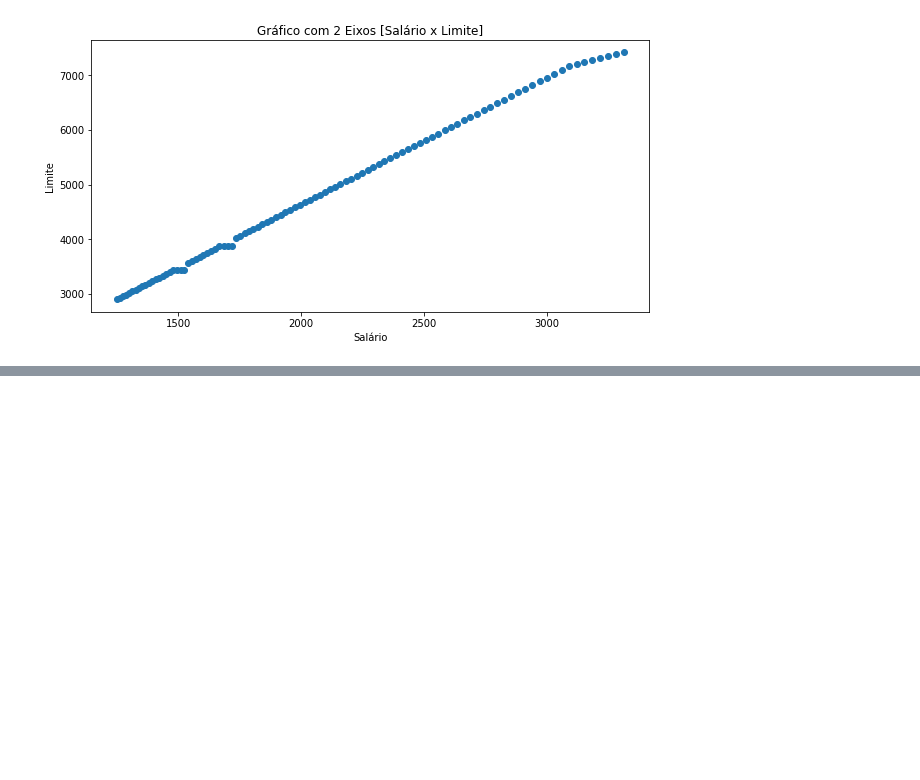
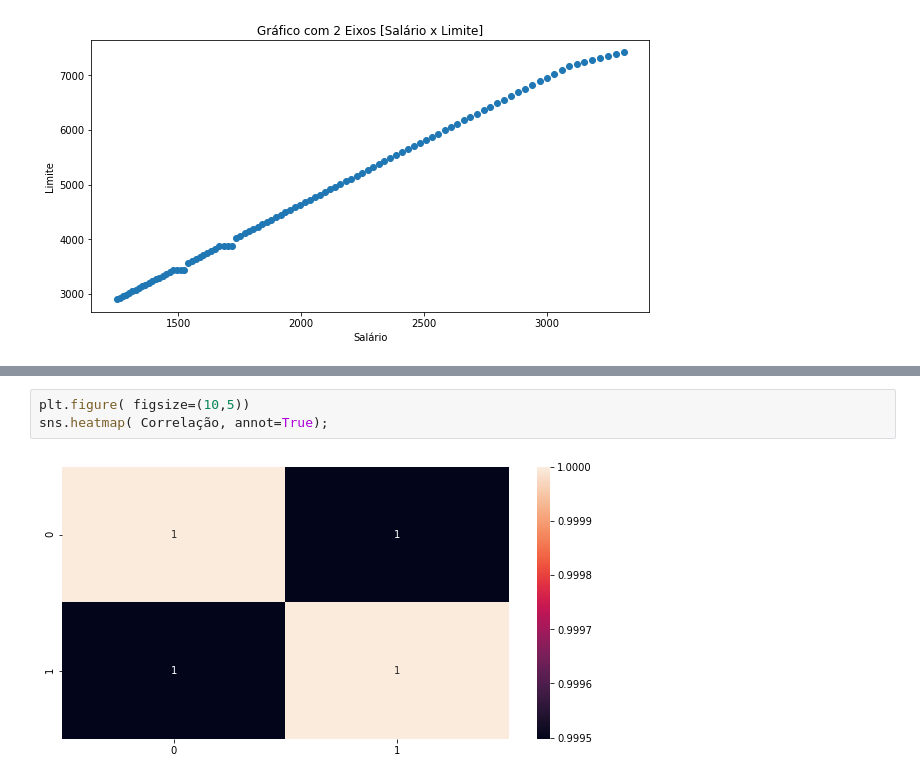
Before and after one commit to reinaldosantana89/Aplica-o-Web-Gerenciamento-Financeiro, a Jupyter notebook: ML_Regressao_Linear.ipynb, the cells around one changed output, grey strips where cells are left out. Drawn from its saved outputs; the diff is of its cells as text; blank space fills up the shorter version.

```diff
--- a/ML_Regressao_Linear.ipynb
+++ b/ML_Regressao_Linear.ipynb
@@ -124,0 +140,5 @@ Text(0, 0.5, 'Limite')
+# %%
+plt.figure( figsize=(10,5))
+sns.heatmap( Correlação, annot=True);
+# %% [output]
+[figure, added]
```
Also changed, not shown: parts of 3 cells of this notebook.
